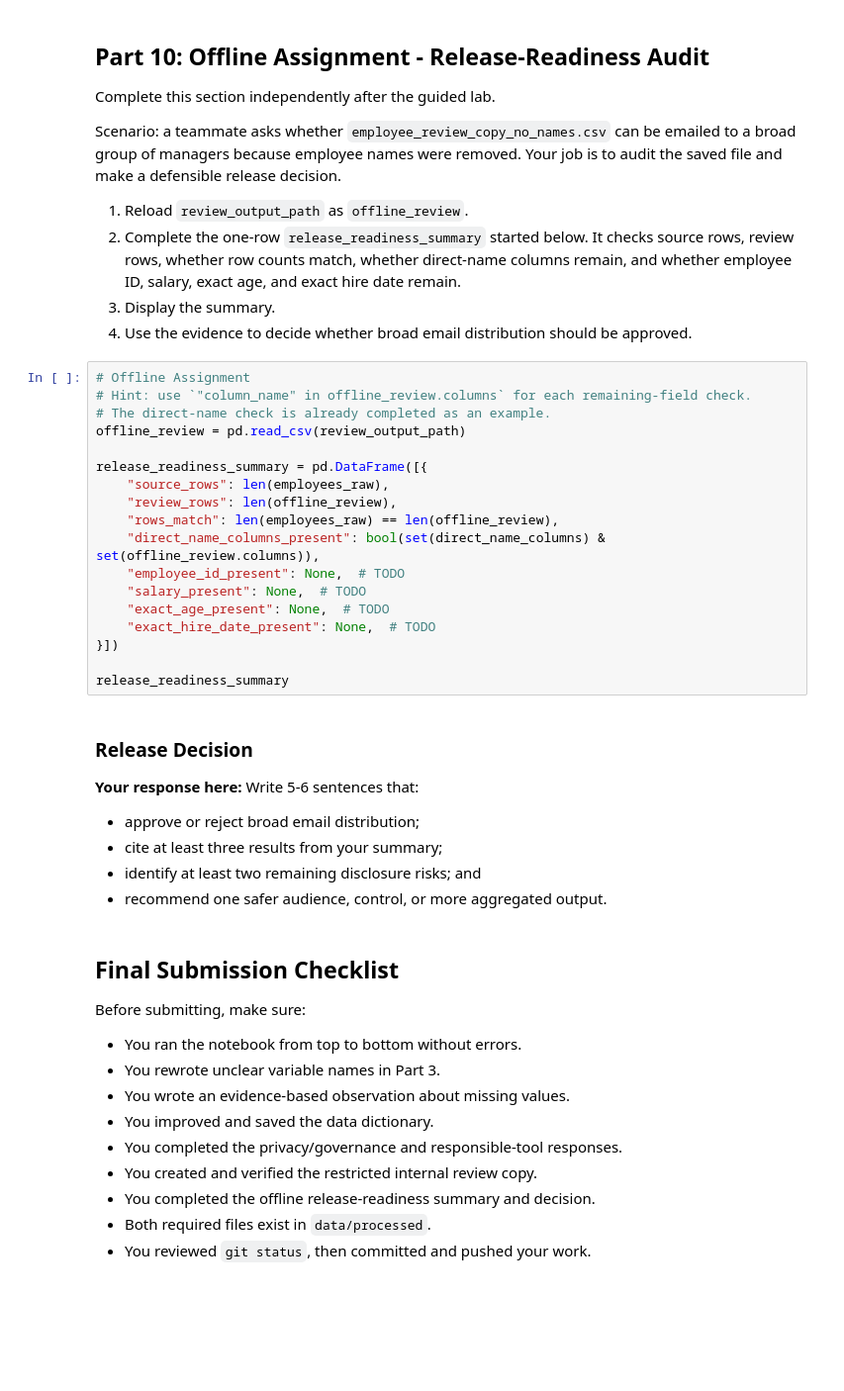
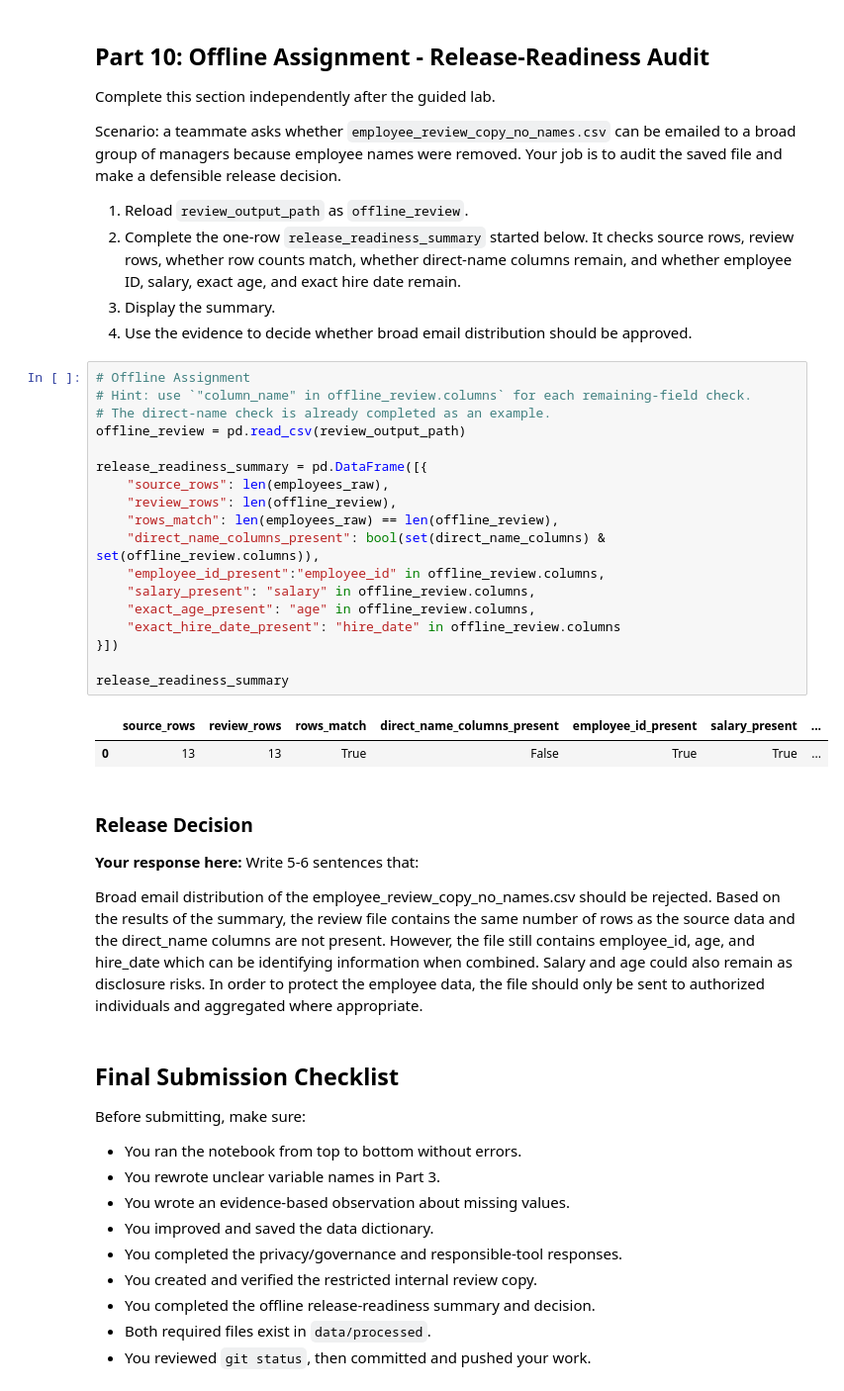
Before and after one commit to ovallemark/ban6003-week-03-04-cleaning-reproducibility, a Jupyter notebook: notebooks/week4_github_repro_governance_lab.ipynb, the cells around one changed output. Shown at 99% size. Drawn from its saved outputs; the diff is of its cells as text; blank space fills up the shorter version.

Commit message:
Complete Week 4 documentation, governance lab, and offline assignment

```diff
--- a/notebooks/week4_github_repro_governance_lab.ipynb
+++ b/notebooks/week4_github_repro_governance_lab.ipynb
@@ -407,30 +407,30 @@ Scenario: a teammate asks whether `employee_review_copy_no_names.csv` can be ema
 # %%
 # Offline Assignment
 # Hint: use `"column_name" in offline_review.columns` for each remaining-field check.
 # The direct-name check is already completed as an example.
 offline_review = pd.read_csv(review_output_path)
 
 release_readiness_summary = pd.DataFrame([{
     "source_rows": len(employees_raw),
     "review_rows": len(offline_review),
     "rows_match": len(employees_raw) == len(offline_review),
     "direct_name_columns_present": bool(set(direct_name_columns) & set(offline_review.columns)),
-    "employee_id_present": None,  # TODO
-    "salary_present": None,  # TODO
-    "exact_age_present": None,  # TODO
-    "exact_hire_date_present": None,  # TODO
+    "employee_id_present":"employee_id" in offline_review.columns,
+    "salary_present": "salary" in offline_review.columns,
+    "exact_age_present": "age" in offline_review.columns,
+    "exact_hire_date_present": "hire_date" in offline_review.columns
 }])
 
 release_readiness_summary
+# %% [output]
+|  | source_rows | review_rows | rows_match | direct_name_columns_present | employee_id_present | salary_present | ... |
+| 0 | 13 | 13 | True | False | True | True | ... |
 # %% [markdown]
 ### Release Decision
 
 **Your response here:** Write 5-6 sentences that:
 
-- approve or reject broad email distribution;
-- cite at least three results from your summary;
-- identify at least two remaining disclosure risks; and
-- recommend one safer audience, control, or more aggregated output.
+Broad email distribution of the employee_review_copy_no_names.csv should be rejected. Based on the results of the summary, the review file contains the same number of rows as the source data and the direct_name columns are not present. However, the file still contains employee_id, age, and hire_date which can be identifying information when combined. Salary and age could also remain as disclosure risks. In order to protect the employee data, the file should only be sent to authorized individuals and aggregated where appropriate.
 # %% [markdown]
 ## Final Submission Checklist
 
```
